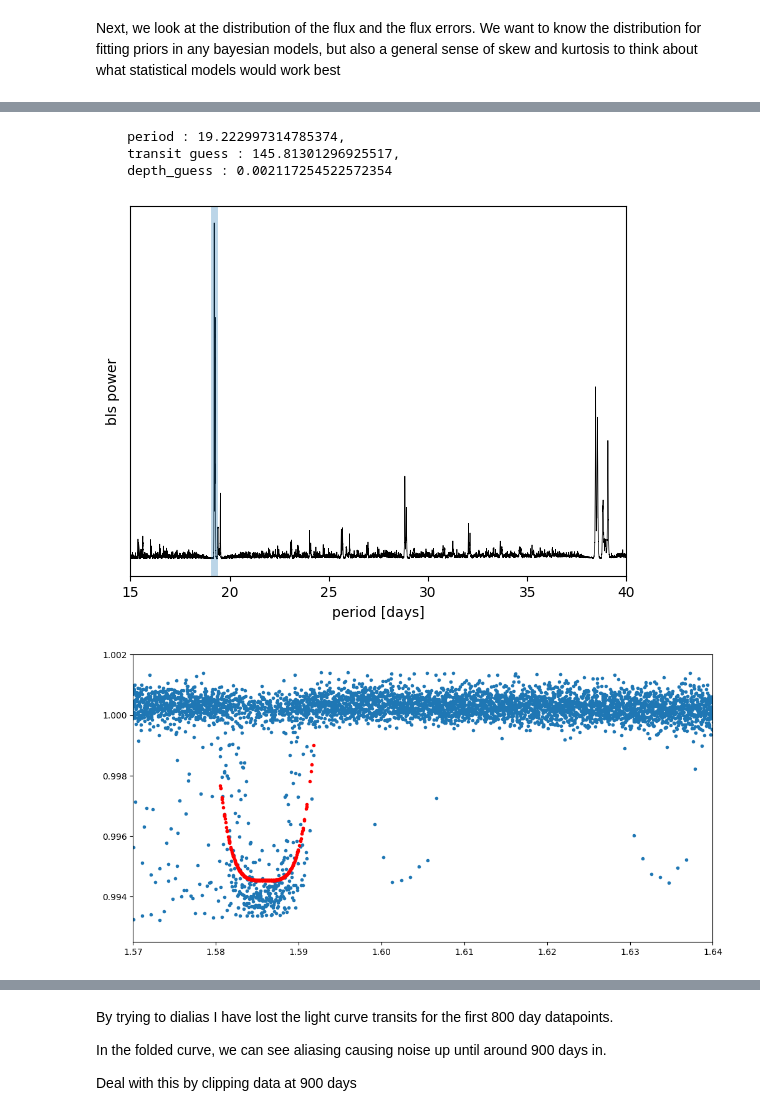
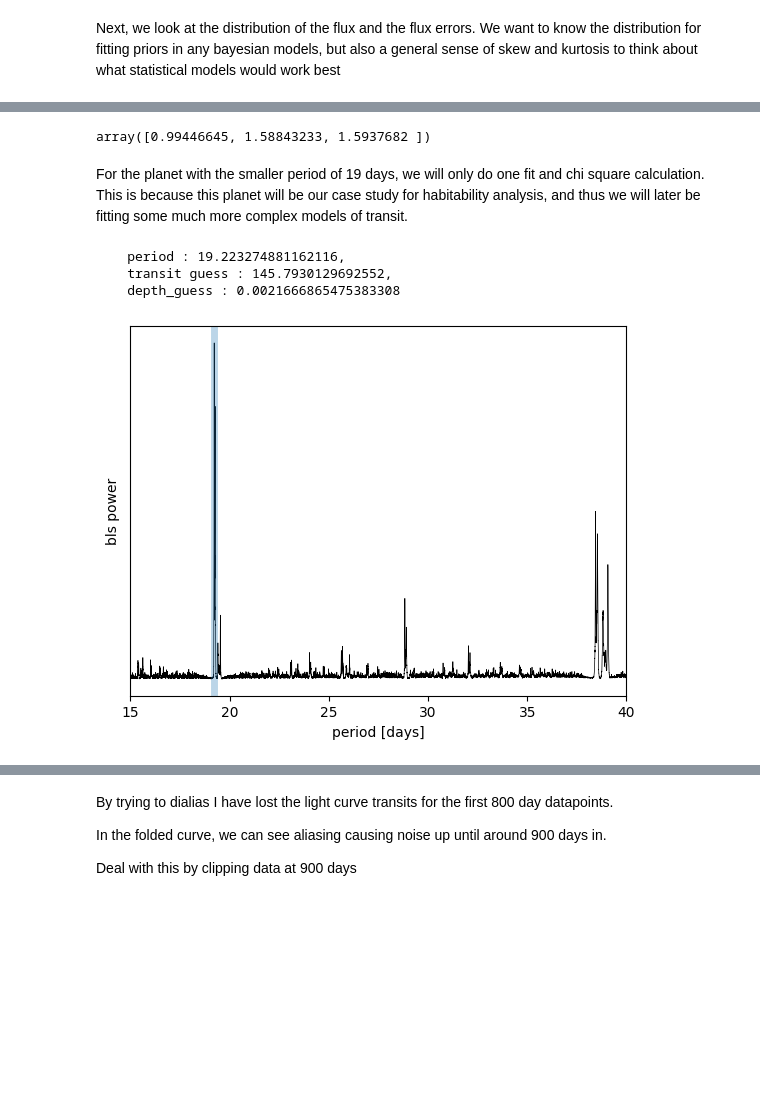
Before and after one commit to cm2435/university_computing_y3, a Jupyter notebook: ph30016_b/Coursework_B_Template.ipynb, the cells around one changed output, grey strips where cells are left out. Saved outputs shown, nothing was run; the diff lists cells and outputs as text; code cells hidden in the pictures; blank space fills up the shorter version.

```diff
--- a/ph30016_b/Coursework_B_Template.ipynb
+++ b/ph30016_b/Coursework_B_Template.ipynb
@@ -122,10 +125,11 @@ for lcfile in tqdm.tqdm(glob.glob('Data/Object%slc/kplr*.fits' %(mykepler))):
     tmptime = (tmp[1].data['TIME'])
     tmpflux = (tmp[1].data['PDCSAP_FLUX'])
     tmperror = (tmp[1].data['PDCSAP_FLUX_ERR'])
+
     #Remove Nans for flux and flux error
     tmpflux_mask, tmperror_mask  = np.isfinite(tmpflux), np.isfinite(tmperror)
     total_mask = np.logical_and(tmpflux_mask, tmperror_mask)
-    time_sample, flux_sample, flux_sample_error = tmptime[total_mask], tmpflux[total_mask], tmpflux[total_mask]
+    time_sample, flux_sample, flux_sample_error = tmptime[total_mask], tmpflux[total_mask], tmperror[total_mask]
 
     #Normalize the flux to be centred around one
     normalized_flux, normalized_flux_error = (flux_sample / np.mean(flux_sample)), (flux_sample_error / np.mean(flux_sample))
@@ -198,6 +209,6 @@ that don't heavily weight distribution tails such as chi-squared would be best f
 # %%
 #Perform sigma clipping above the mean to clean the signal
-num_sigma = 2
+num_sigma = 1
 num_sigma_above_mean = np.mean(sorted_flux) + num_sigma * (np.std(sorted_flux))
 
 flux_value_mask = np.logical_and([x < num_sigma_above_mean for x in sorted_flux],  [x > -1000 for x in sorted_flux])
@@ -205,4 +216,6 @@ flux, flux_err, time = sorted_flux[flux_value_mask], sorted_flux_err[flux_value_
 
 #Remove single erroneous data point
 plt.plot(time, flux)
+plt.xlabel('Time (days)')
+plt.ylabel("normalized stellar flux (watts/m^2)")
 # %% [output]
@@ -233,0 +230,14 @@ plt.plot(freqs, lomb)
+# %%
+#Find an initial value and calcate the lombscarge of the flux values as a function of:
+#The time signal
+#The flux at any given timestep
+#The output frequency of the periodagram.
+
+T = time[-1] - time[0]
+dt = time[1] - time[0]
+freqs = np.linspace((1/T),(1/dt), 2000)
+lomb = scipy.signal.lombscargle(time, flux, freqs, precenter=True)
+
+plt.plot(freqs, lomb)
+plt.xlabel('frequency (T^-1)')
+plt.ylabel('Power spectral density (PSD)')
@@ -244,45 +357,35 @@ periods_found_from_lomb = [19.221, 38.433512752318606]
+# %%
+#
+popt
+# %% [output]
+array([0.99446645, 1.58843233, 1.5937682 ])
+# %% [markdown]
+For the planet with the smaller period of 19 days, we will only do one fit and chi square calculation. This is because this planet will be our case
+study for habitability analysis, and thus we will later be fitting some much more complex models of transit.
 # %%
 #Find the period, transit and peak guesses using a box least squares estimator for greater accuracy
 pg = xo.estimators.bls_estimator(time, flux, flux_err, min_period=15, max_period=40)
 
 peak = pg["peak_info"]
 period_guess = peak["period"]
 t0_guess = peak["transit_time"]
 depth_guess = peak["depth"]
 
 print(f"""
     period : {period_guess},
     transit guess : {t0_guess},
     depth_guess : {depth_guess}
     """
 )
+
+plt.plot(pg["bls"].period, pg["bls"].power, "k", linewidth=0.5)
+plt.axvline(period_guess, alpha=0.3, linewidth=5)
+plt.xlabel("period [days]")
+plt.ylabel("bls power")
+plt.yticks([])
+_ = plt.xlim(pg["bls"].period.min(), pg["bls"].period.max())
 # %% [output]
-    period : 19.222997314785374,
-    transit guess : 145.81301296925517,
-    depth_guess : 0.002117254522572354
+    period : 19.223274881162116,
+    transit guess : 145.7930129692552,
+    depth_guess : 0.0021666865475383308
-[figure, old version]
+[figure, new version]
-# %%
-#Fold the lightcurve to get the transit using the period of the main found planet
-time_final, p_final, pflux_final, pflux_error_final = fold_lightcurve(
-                                            time.tolist(),
-                                            flux.tolist(),
-                                            flux_err.tolist(),
-                                            period_guess
-    )
-#Define masks to fit the transit curve to, and a second for nice visualisation
-area_mask = (p_final > 1.5805) & (p_final < 1.593) & (pflux_final < 0.9995)
-plot_mask = (p_final < 1.7) & (p_final > 1.5)
-
-#Fit the curve
-popt, cov = curve_fit(model_curve, p_final[area_mask], pflux_final[area_mask], p0 = [0.994, 1.58, 1.593])
-
-#Draw the figure
-plt.figure(figsize = (12, 6))
-plt.plot(p_final[plot_mask], pflux_final[plot_mask], ls="None", marker="o", ms=3)#ls = 'none')
-plt.plot(p_final[area_mask], model_curve(p_final[area_mask], *popt), 'r',ls="None", marker="o", ms=3)
-
-plt.xlim(1.57, 1.64)
-plt.ylim(0.9925, 1.002)
-plt.show()
-# %% [output]
-[figure, removed]
```
Also changed, not shown: parts of 45 cells of this notebook, 2 other files.
